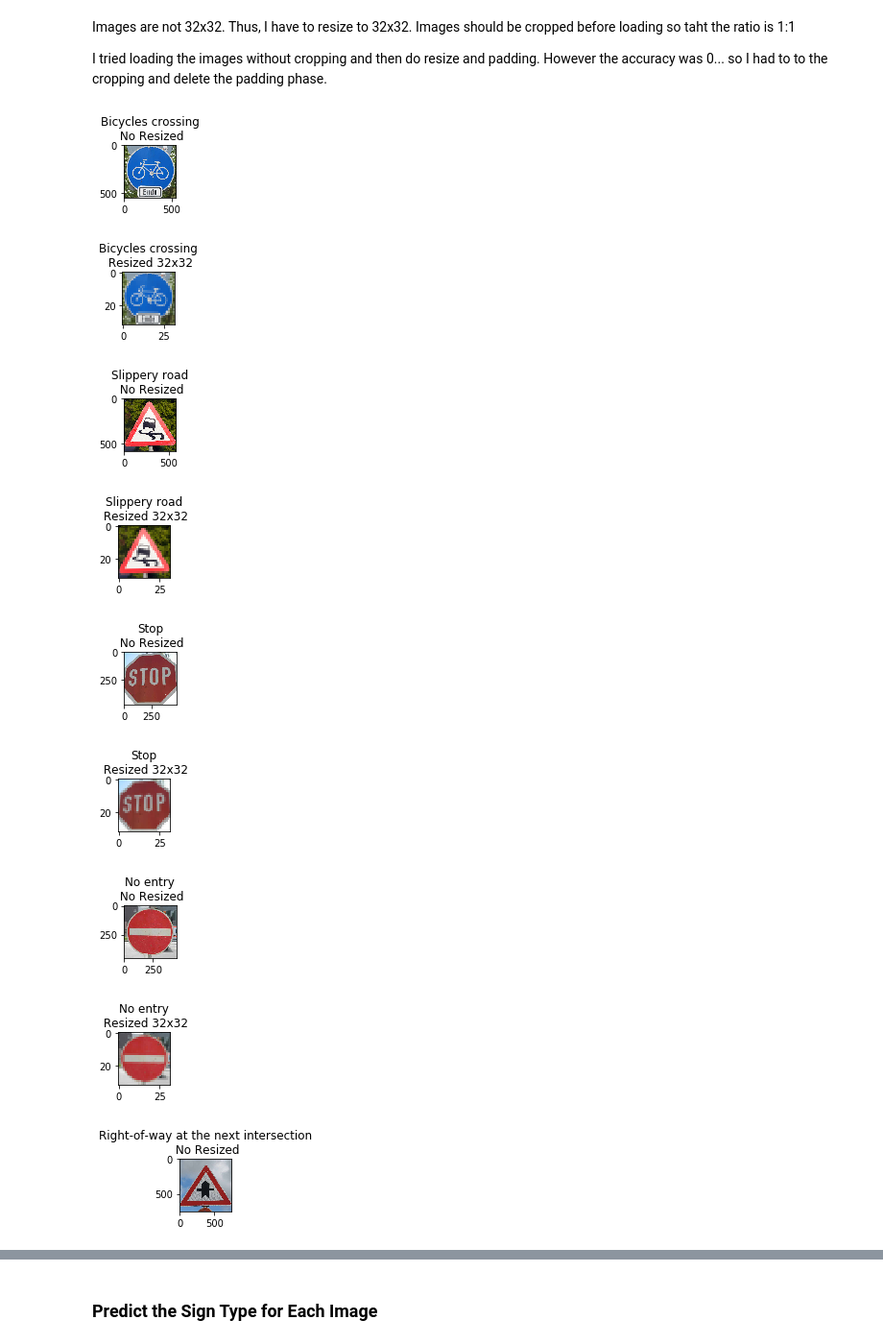
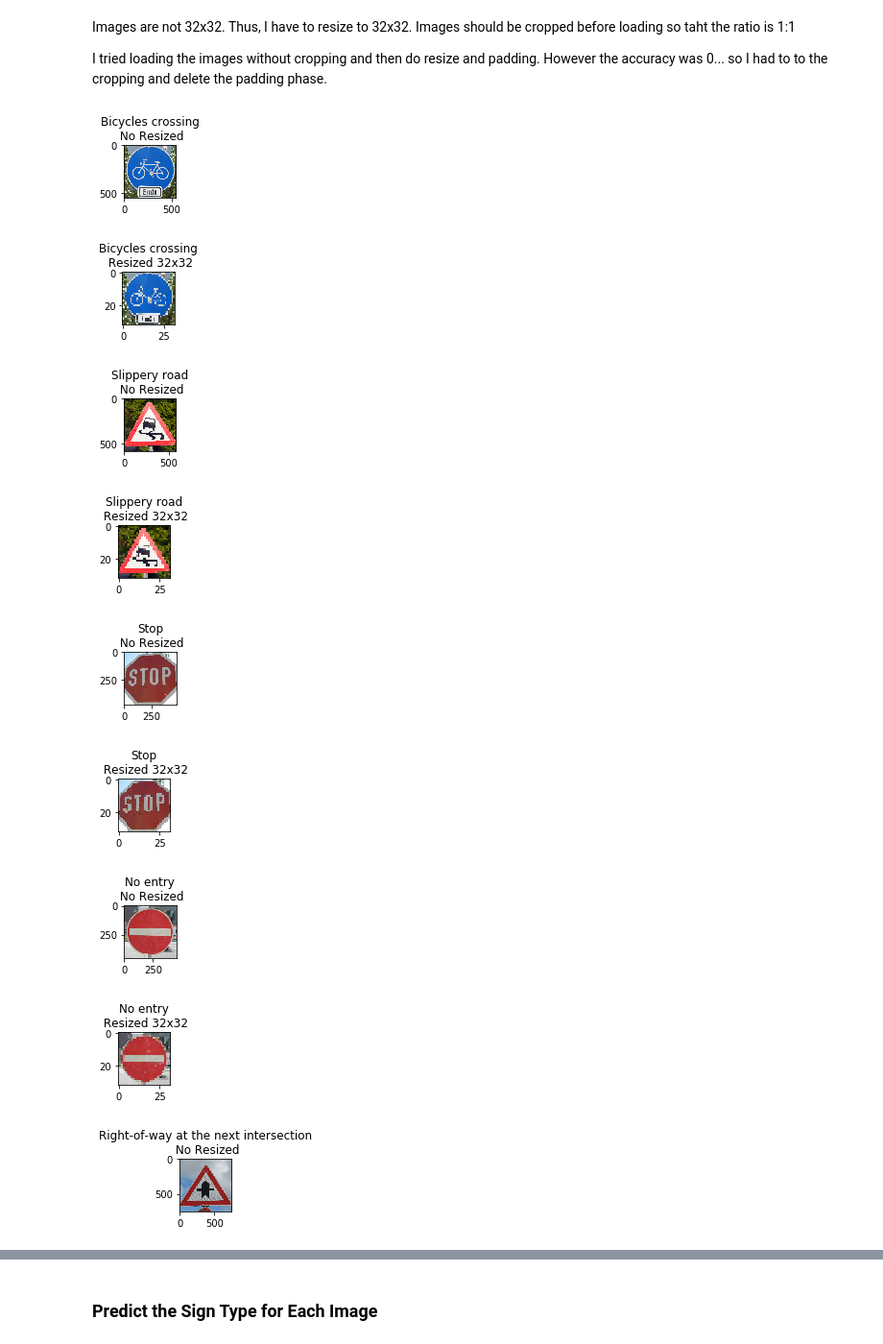
Before and after one commit to pablosaurasperez/CarND-Traffic-Sign-Classifier-Project, a Jupyter notebook: Traffic_Sign_Classifier.ipynb, the cells around one changed output, grey strips where cells are left out. Shown: that part at 96% size. Drawn from its saved outputs; the diff is of its cells as text; code cells hidden in the pictures.

```diff
--- a/Traffic_Sign_Classifier.ipynb
+++ b/Traffic_Sign_Classifier.ipynb
@@ -525,7 +536,7 @@ def resize_image(image):
     dim = (32, int(image.shape[0] * r))
 
     # perform the actual resizing of the image
-    resized = cv2.resize(image, dim, interpolation = cv2.INTER_AREA)
+    resized = cv2.resize(image, dim, interpolation = cv2.INTER_LINEAR)
     return resized
 
 #Items is the list of input files
@@ -549,36 +560,36 @@ for input_file in input_items:
     #read image
     X_test_image = mpimg.imread(path_input)
 
     #Plot traffic signs (No resized)
     plt.figure(figsize=(1,1))
     plt.imshow(X_test_image)
     plt.title(df.loc[y_test_image, 'SignName']+ '\n No Resized')
 
     #Resize to 32x32
     X_test_image = resize_image(X_test_image)
 
 
     #Need to make it 32x32 (I have X x 32... so pad!!!)...
     #At the end this padding gave me bad results (Accuracy 0...) so I had to crop the image to ratio 1:1...
     ##npad = ((0,32-X_test_image.shape[0]), (0,0), (0,0))
     #X_test_image = np.pad(X_test_image, npad, 'constant')
 
     #print(X_test_image.shape)
 
 
     #Now I have everythin in the dimensions I want
     X_test_set.append(X_test_image)
     y_test_set.append(y_test_image)
 
     #Plot traffic signs (Resized)
     plt.figure(figsize=(1,1))
     plt.imshow(X_test_image)
     plt.title(df.loc[y_test_image, 'SignName']+'\n Resized 32x32')
 # %% [output]
 [figure]
-[figure, old version]
+[figure, new version]
 [figure]
-[figure, old version]
+[figure, new version]
 [figure]
 [figure]
 [figure]
```
Also changed, not shown: parts of 12 cells of this notebook.
